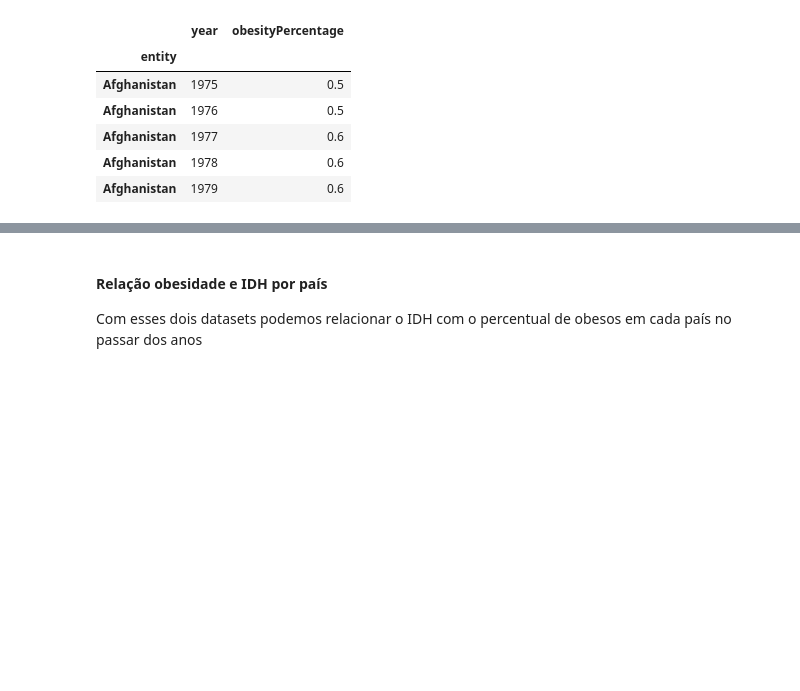
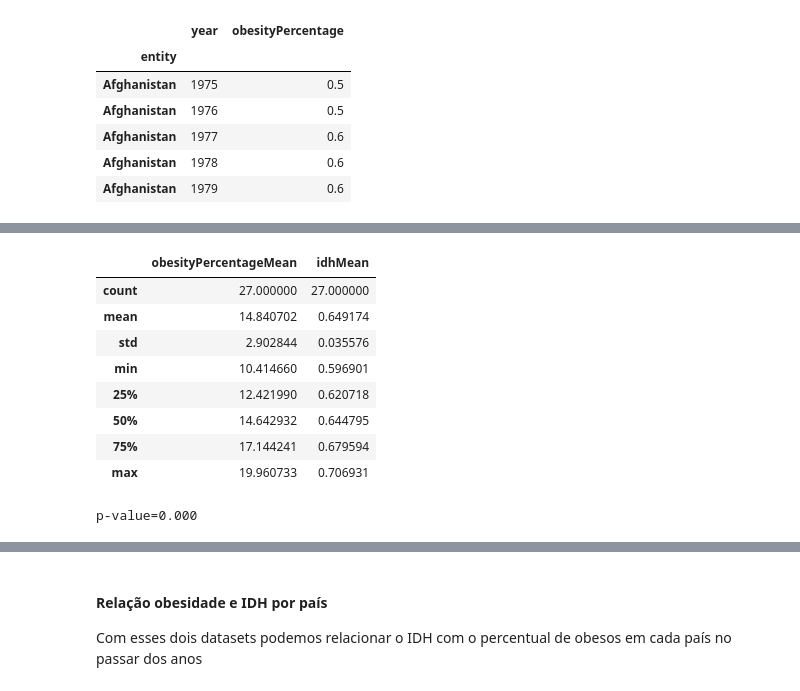
Before and after one commit to if1015-datascience-ufpe/2018-2-projeto-follow-up, a Jupyter notebook: src/Follow UP.ipynb, the cells around one changed output, grey strips where cells are left out. Saved outputs shown, nothing was run; the diff lists cells and outputs as text; code cells hidden in the pictures; blank space fills up the shorter version.

```diff
--- a/src/Follow UP.ipynb
+++ b/src/Follow UP.ipynb
@@ -52,0 +117,21 @@ worldObesity.head()
+# %%
+relationWorldObesityIdhMean.describe()
+# %% [output]
+|  | obesityPercentageMean | idhMean |
+| count | 27.000000 | 27.000000 |
+| mean | 14.840702 | 0.649174 |
+| std | 2.902844 | 0.035576 |
+| min | 10.414660 | 0.596901 |
+| 25% | 12.421990 | 0.620718 |
+| 50% | 14.642932 | 0.644795 |
+| 75% | 17.144241 | 0.679594 |
+| max | 19.960733 | 0.706931 |
+# %%
+x = relationWorldObesityIdhMean.obesityPercentageMean
+x = pd.Series([i/100 for i in x])
+y = relationWorldObesityIdhMean.idhMean
+relationWorldObesityIdhMeanModel = linregress(x, y)
+relationWorldObesityIdhMeanModel.pvalue
+print('p-value={:.3f}'.format(relationWorldObesityIdhMeanModel.pvalue))
+# %% [output]
+p-value=0.000
```
Also changed, not shown: parts of 11 cells of this notebook.
